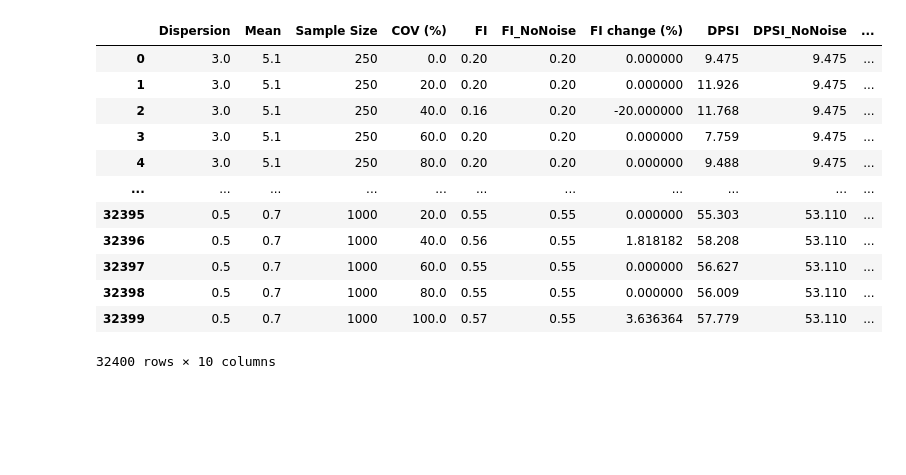
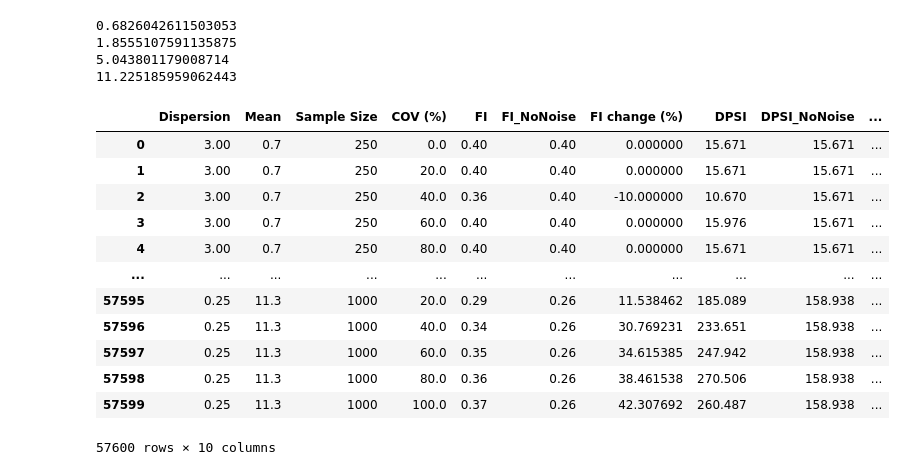
Before and after one commit to mz-zarei/NBEB-Sensitivity, a Jupyter notebook: NBEB_sensitivity.ipynb, the cells around one changed output. Drawn from its saved outputs; the diff is of its cells as text; code cells hidden in the pictures; blank space fills up the shorter version.

```diff
--- a/NBEB_sensitivity.ipynb
+++ b/NBEB_sensitivity.ipynb
@@ -79,6 +79,9 @@ log_AADT       1.1822      0.150      7.859      0.000       0.887       1.477
 # %%
 
 noiseList = [0, 0.2, 0.4, 0.6, 0.8, 1]
+var_list = [3, 1.5, 0.5, 0.25]
+const_list = [-13.1496, -12.1496, -11.1496, -10.3496]
+size_list = [250, 500, 1000]
 
 FI_list  = []
 DPSI_list = []
@@ -88,9 +91,9 @@ data_size_list = []
 error_var_list = []
 constant_list = []
 nosie_list = []
-for constant in [-11.1496, -12.1496, -13.1496]:
-    for error_var in [3, 1.5, 0.5]:
-        for data_size in [250, 500, 1000]:
+for constant in const_list:
+    for error_var in var_list:
+        for data_size in size_list:
             print(constant, data_size, error_var)
             for j in tqdm(range(200)):
                 simulated_data = nbeb.simulateCrashData_X(WA_data['log_AADT'],
@@ -142,47 +145,56 @@ for constant in [-11.1496, -12.1496, -13.1496]:
                         error_var_list.append(error_var)
                         constant_list.append(constant)
                         nosie_list.append(noise)
+# %%
+for i in  [-13.1496, -12.1496, -11.1496, -10.3496]:
+    print(np.exp(1.1822*10.8+i))
+# %% [output]
+0.6826042611503053
+1.8555107591135875
+5.043801179008714
+11.225185959062443
 # %%
 Test_results = pd.DataFrame()
 Test_results['Dispersion'] = error_var_list
 Test_results['Mean'] = constant_list
+Test_results.loc[Test_results.Mean == -10.3496, 'Mean'] = 11.3
 Test_results.loc[Test_results.Mean == -11.1496, 'Mean'] = 5.1
 Test_results.loc[Test_results.Mean == -12.1496, 'Mean'] = 1.9
 Test_results.loc[Test_results.Mean == -13.1496, 'Mean'] = 0.7
 
 
 Test_results['Sample Size'] = data_size_list
 Test_results['COV (%)'] = nosie_list
 Test_results['COV (%)'] = Test_results['COV (%)'] * 100
 
 Test_results['FI'] = FI_list
 Test_results['FI_NoNoise'] = FI_noNoise_list
 Test_results['FI change (%)'] = (Test_results['FI']-Test_results['FI_NoNoise'])/Test_results['FI_NoNoise'] * 100
 
 Test_results['DPSI'] = DPSI_list
 Test_results['DPSI_NoNoise'] = DPSI_noNoise_list
 Test_results['DPSI change (%)'] = Test_results['DPSI']-Test_results['DPSI_NoNoise']
 
 
 
 
 
 Test_results.to_excel('test.xlsx')
 Test_results
 # %% [output]
 |  | Dispersion | Mean | Sample Size | COV (%) | FI | FI_NoNoise | FI change (%) | DPSI | DPSI_NoNoise | ... |
-| 0 | 3.0 | 5.1 | 250 | 0.0 | 0.20 | 0.20 | 0.000000 | 9.475 | 9.475 | ... |
-| 1 | 3.0 | 5.1 | 250 | 20.0 | 0.20 | 0.20 | 0.000000 | 11.926 | 9.475 | ... |
-| 2 | 3.0 | 5.1 | 250 | 40.0 | 0.16 | 0.20 | -20.000000 | 11.768 | 9.475 | ... |
-| 3 | 3.0 | 5.1 | 250 | 60.0 | 0.20 | 0.20 | 0.000000 | 7.759 | 9.475 | ... |
-| 4 | 3.0 | 5.1 | 250 | 80.0 | 0.20 | 0.20 | 0.000000 | 9.488 | 9.475 | ... |
+| 0 | 3.00 | 0.7 | 250 | 0.0 | 0.40 | 0.40 | 0.000000 | 15.671 | 15.671 | ... |
+| 1 | 3.00 | 0.7 | 250 | 20.0 | 0.40 | 0.40 | 0.000000 | 15.671 | 15.671 | ... |
+| 2 | 3.00 | 0.7 | 250 | 40.0 | 0.36 | 0.40 | -10.000000 | 10.670 | 15.671 | ... |
+| 3 | 3.00 | 0.7 | 250 | 60.0 | 0.40 | 0.40 | 0.000000 | 15.976 | 15.671 | ... |
+| 4 | 3.00 | 0.7 | 250 | 80.0 | 0.40 | 0.40 | 0.000000 | 15.671 | 15.671 | ... |
 | ... | ... | ... | ... | ... | ... | ... | ... | ... | ... | ... |
-| 32395 | 0.5 | 0.7 | 1000 | 20.0 | 0.55 | 0.55 | 0.000000 | 55.303 | 53.110 | ... |
-| 32396 | 0.5 | 0.7 | 1000 | 40.0 | 0.56 | 0.55 | 1.818182 | 58.208 | 53.110 | ... |
-| 32397 | 0.5 | 0.7 | 1000 | 60.0 | 0.55 | 0.55 | 0.000000 | 56.627 | 53.110 | ... |
-| 32398 | 0.5 | 0.7 | 1000 | 80.0 | 0.55 | 0.55 | 0.000000 | 56.009 | 53.110 | ... |
-| 32399 | 0.5 | 0.7 | 1000 | 100.0 | 0.57 | 0.55 | 3.636364 | 57.779 | 53.110 | ... |
+| 57595 | 0.25 | 11.3 | 1000 | 20.0 | 0.29 | 0.26 | 11.538462 | 185.089 | 158.938 | ... |
+| 57596 | 0.25 | 11.3 | 1000 | 40.0 | 0.34 | 0.26 | 30.769231 | 233.651 | 158.938 | ... |
+| 57597 | 0.25 | 11.3 | 1000 | 60.0 | 0.35 | 0.26 | 34.615385 | 247.942 | 158.938 | ... |
+| 57598 | 0.25 | 11.3 | 1000 | 80.0 | 0.36 | 0.26 | 38.461538 | 270.506 | 158.938 | ... |
+| 57599 | 0.25 | 11.3 | 1000 | 100.0 | 0.37 | 0.26 | 42.307692 | 260.487 | 158.938 | ... |
-32400 rows × 10 columns
+57600 rows × 10 columns
 # %%
 import seaborn as sns
 sns.set(font_scale=1.5)
```
Also changed, not shown: parts of 3 cells of this notebook.
